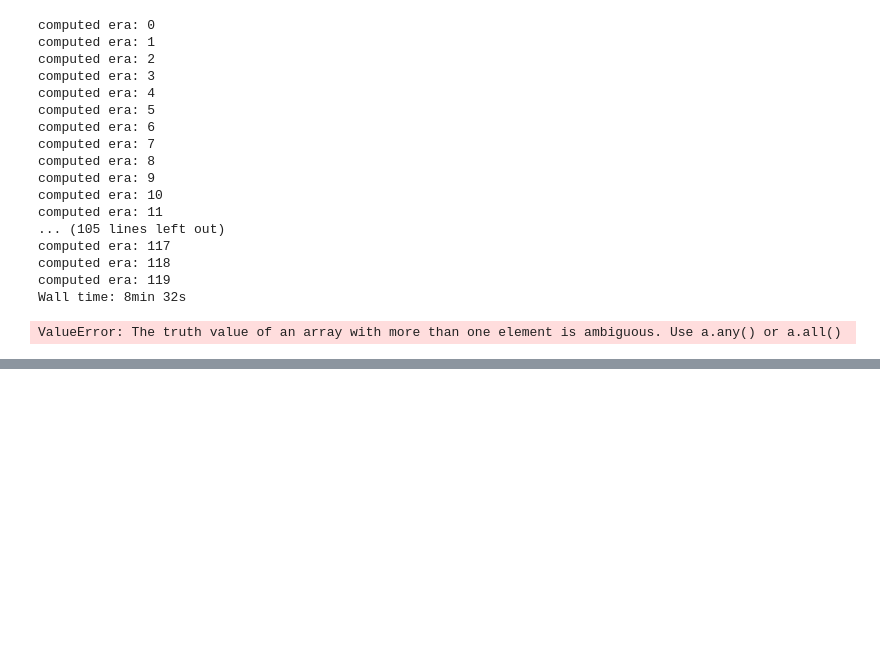
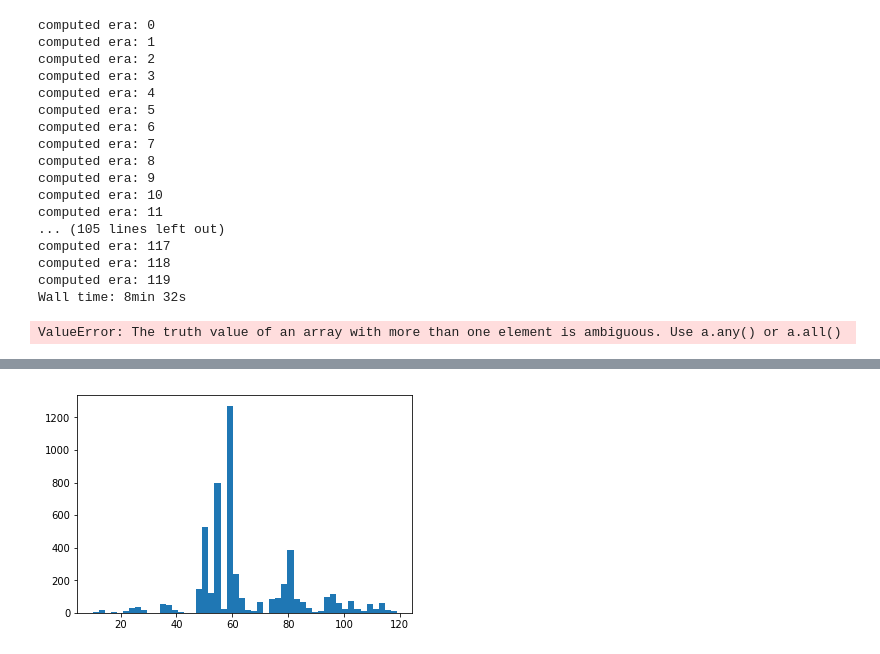
Before and after one commit to ecsplendid/numerai, a Jupyter notebook: Week2.ipynb, the cells around one changed output, grey strips where cells are left out. Cells and saved outputs as stored; diff of their text form; code cells hidden in the pictures; blank space fills up the shorter version.

```diff
--- a/Week2.ipynb
+++ b/Week2.ipynb
@@ -304,0 +344,8 @@ pyplot.hist(best_preds, bins=50)
+# %%
+# lets try this on the live dataset
+
+# which era model to use per sample
+M = np.argmax( model_dense.predict( data.x[ data.region=='live' ] ), axis=1 )
+x=pyplot.hist(M-1, bins=50)
+# %% [output]
+[figure, added]
```
Also changed, not shown: parts of 10 cells of this notebook.
